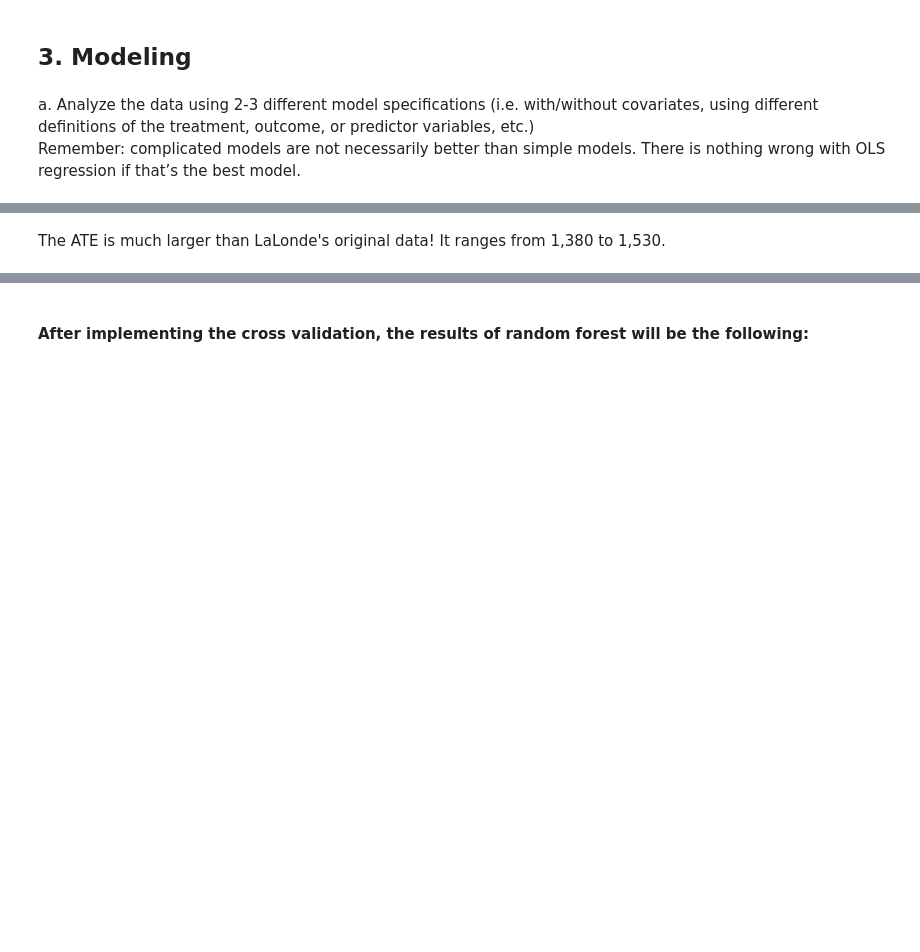
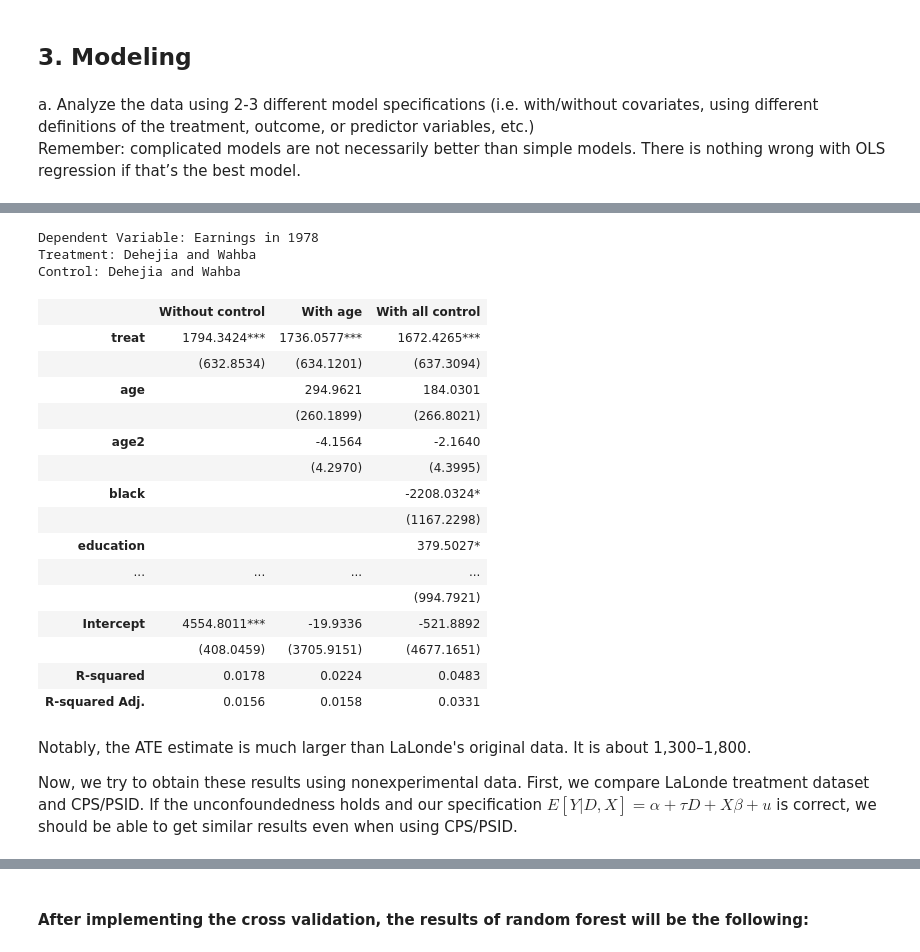
Before and after one commit to Masashi-Yoshioka/570_Project, a Jupyter notebook: 570_Project.ipynb, the cells around one changed output, grey strips where cells are left out. Saved outputs shown, nothing was run; the diff lists cells and outputs as text; code cells hidden in the pictures; blank space fills up the shorter version.

```diff
--- a/570_Project.ipynb
+++ b/570_Project.ipynb
@@ -366,3 +401,27 @@ Standard errors in parentheses.
+# %%
+Regression_result(outcome = 're78', treat_id = 'DWT', control_id = 'DWC', df = df)
+# %% [output]
+Dependent Variable: Earnings in 1978
+Treatment: Dehejia and Wahba
+Control: Dehejia and Wahba
+|  | Without control | With age | With all control |
+| treat | 1794.3424*** | 1736.0577*** | 1672.4265*** |
+|  | (632.8534) | (634.1201) | (637.3094) |
+| age |  | 294.9621 | 184.0301 |
+|  |  | (260.1899) | (266.8021) |
+| age2 |  | -4.1564 | -2.1640 |
+|  |  | (4.2970) | (4.3995) |
+| black |  |  | -2208.0324* |
+|  |  |  | (1167.2298) |
+| education |  |  | 379.5027* |
+| ... | ... | ... | ... |
+|  |  |  | (994.7921) |
+| Intercept | 4554.8011*** | -19.9336 | -521.8892 |
+|  | (408.0459) | (3705.9151) | (4677.1651) |
+| R-squared | 0.0178 | 0.0224 | 0.0483 |
+| R-squared Adj. | 0.0156 | 0.0158 | 0.0331 |
 # %% [markdown]
-The ATE is much larger than LaLonde's original data! It ranges from 1,380 to 1,530.
+Notably, the ATE estimate is much larger than LaLonde's original data. It is about 1,300&ndash;1,800.
+
+Now, we try to obtain these results using nonexperimental data. First, we compare LaLonde treatment dataset and CPS/PSID. If the unconfoundedness holds and our specification $E[Y|D, X] = \alpha + \tau D + X \beta + u$ is correct, we should be able to get similar results even when using CPS/PSID.
 # %%
```
Also changed, not shown: parts of 45 cells of this notebook, 1 other file.
